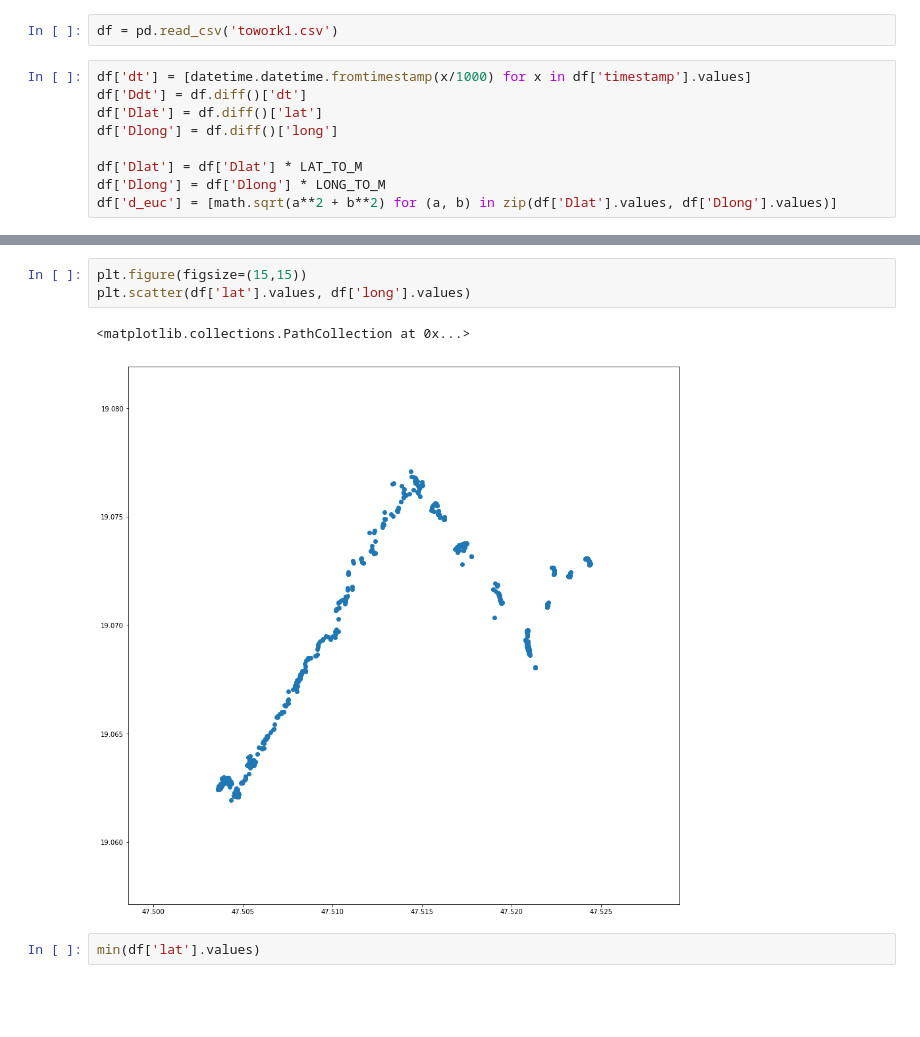
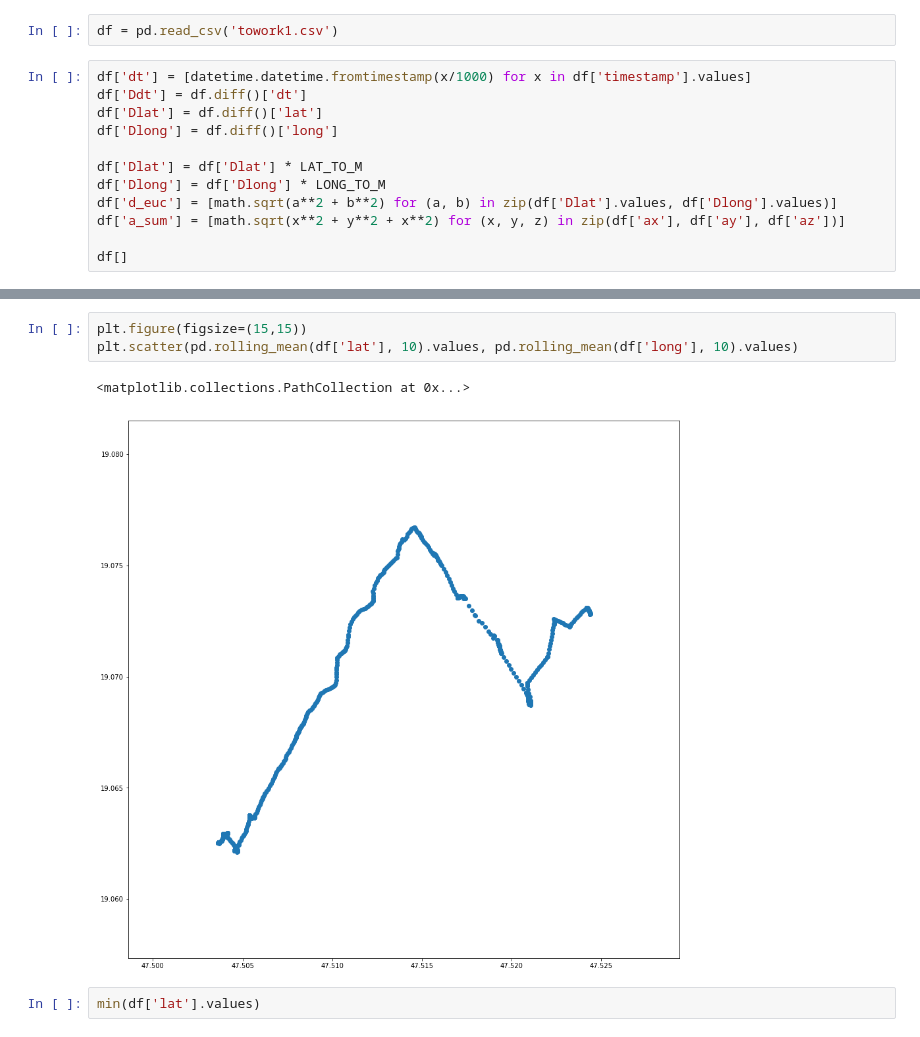
Before and after one commit to tempflip/kalman_filters, a Jupyter notebook: geo1_plot.ipynb, the cells around one changed output, grey strips where cells are left out. Cells and saved outputs as stored; diff of their text form; blank space fills up the shorter version.

```diff
--- a/geo1_plot.ipynb
+++ b/geo1_plot.ipynb
@@ -21,6 +21,9 @@ df['Dlong'] = df.diff()['long']
 df['Dlat'] = df['Dlat'] * LAT_TO_M
 df['Dlong'] = df['Dlong'] * LONG_TO_M
 df['d_euc'] = [math.sqrt(a**2 + b**2) for (a, b) in zip(df['Dlat'].values, df['Dlong'].values)]
+df['a_sum'] = [math.sqrt(x**2 + y**2 + x**2) for (x, y, z) in zip(df['ax'], df['ay'], df['az'])]
+
+df[]
 # %%
 df['Ddt'][0] = 1
 df['d_euc'][0] = 0
@@ -74,9 +104,9 @@ plt.hist(df['speed'].values)
 # %%
 plt.figure(figsize=(15,15))
-plt.scatter(df['lat'].values, df['long'].values)
+plt.scatter(pd.rolling_mean(df['lat'], 10).values, pd.rolling_mean(df['long'], 10).values)
 # %% [output]
 <matplotlib.collections.PathCollection at 0x...>
-[figure, old version]
+[figure, new version]
 # %%
 min(df['lat'].values)
 # %% [output]
```
Also changed, not shown: parts of 8 cells of this notebook.
